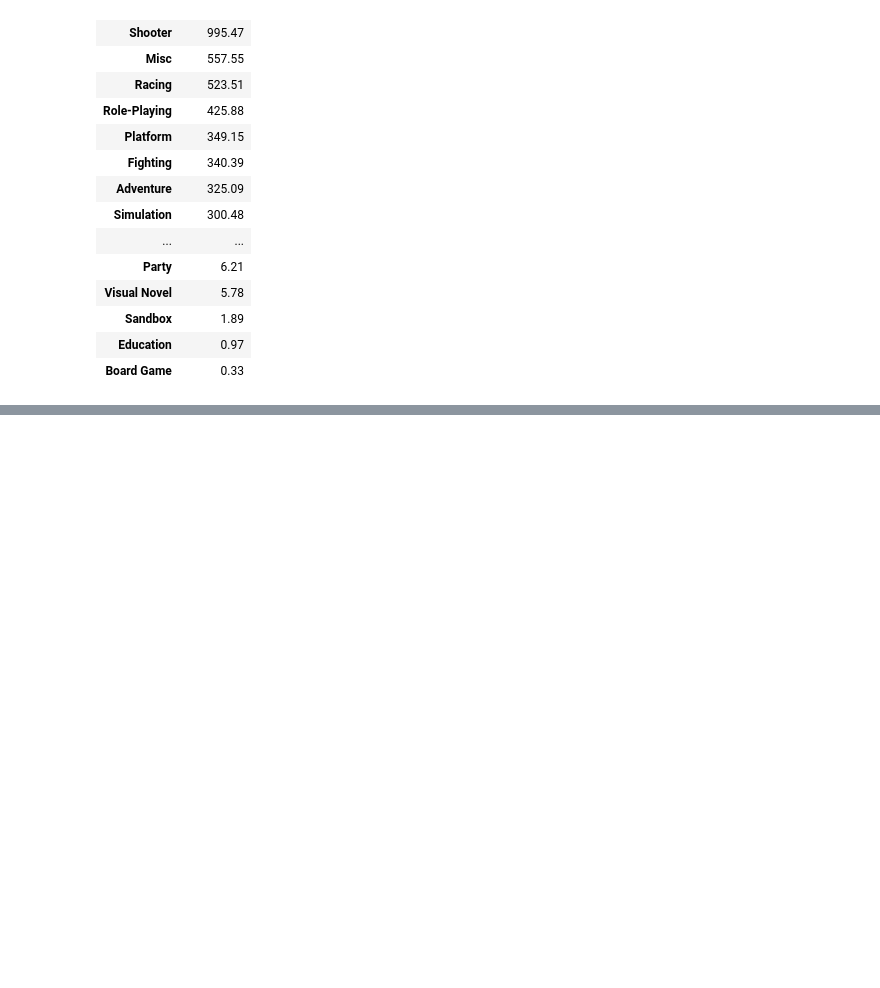
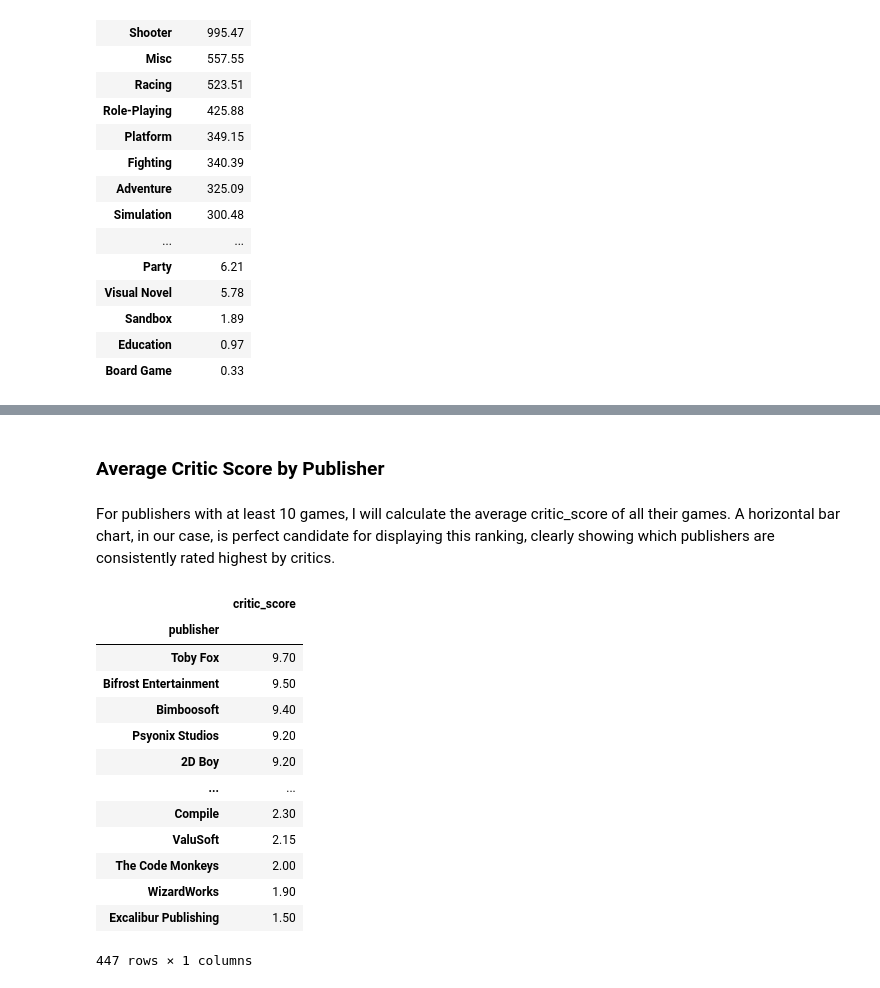
Before and after one commit to smartestnerdfromtown/Video-Game-Sales-Analysis, a Jupyter notebook: analysis.ipynb, the cells around one changed output, grey strips where cells are left out. Cells and saved outputs as stored; diff of their text form; code cells hidden in the pictures; blank space fills up the shorter version.

```diff
--- a/analysis.ipynb
+++ b/analysis.ipynb
@@ -498,0 +609,25 @@ sales_distribtuion_by_genre
+# %% [markdown]
+### Average Critic Score by Publisher
+# %% [markdown]
+For publishers with at least 10 games, I will calculate the average critic_score of all their games. A horizontal bar chart, in our case, is perfect candidate for displaying this ranking, clearly showing which publishers are consistently rated highest by critics.
+# %%
+avg_critic_score_per_publisher = df.dropna(subset='critic_score') \
+                                   .groupby('publisher') \
+                                   .agg({'critic_score': 'mean'}) \
+                                   .sort_values(by='critic_score', ascending=False)
+avg_critic_score_per_publisher
+# %% [output]
+|  | critic_score |
+| publisher |  |
+| Toby Fox | 9.70 |
+| Bifrost Entertainment | 9.50 |
+| Bimboosoft | 9.40 |
+| Psyonix Studios | 9.20 |
+| 2D Boy | 9.20 |
+| ... | ... |
+| Compile | 2.30 |
+| ValuSoft | 2.15 |
+| The Code Monkeys | 2.00 |
+| WizardWorks | 1.90 |
+| Excalibur Publishing | 1.50 |
+447 rows × 1 columns
```
Also changed, not shown: parts of 10 cells of this notebook.
